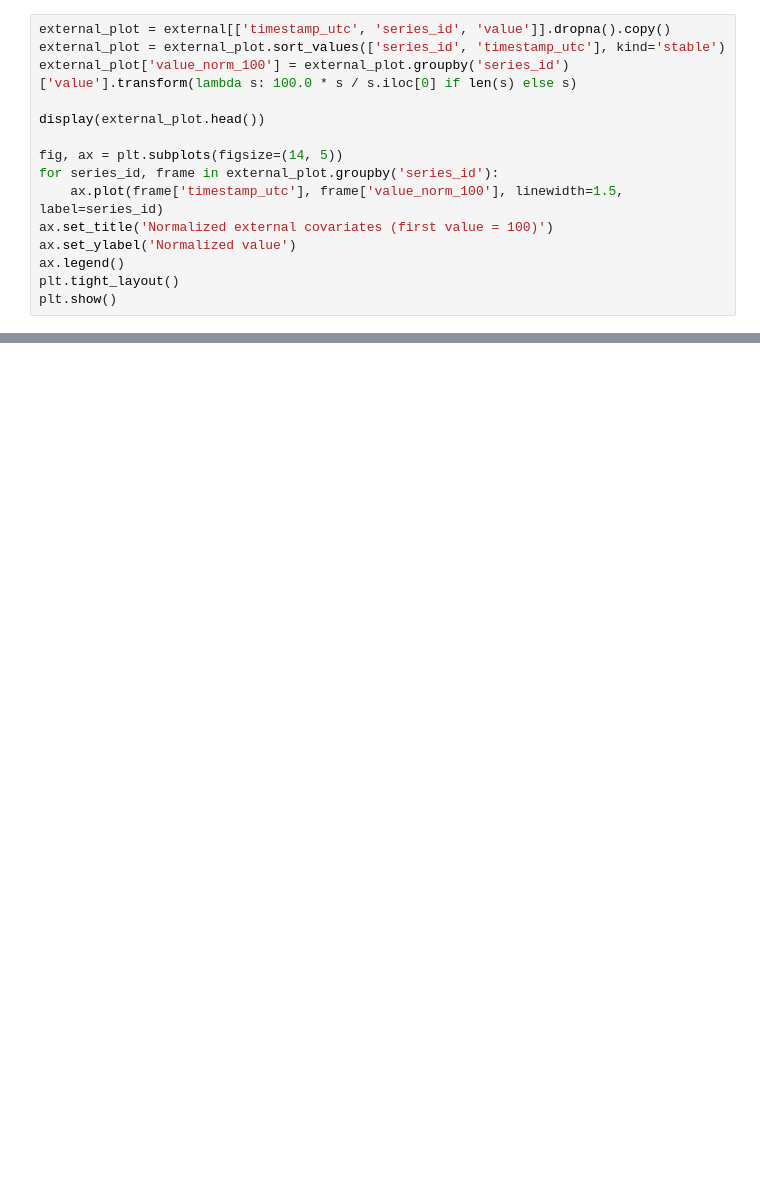
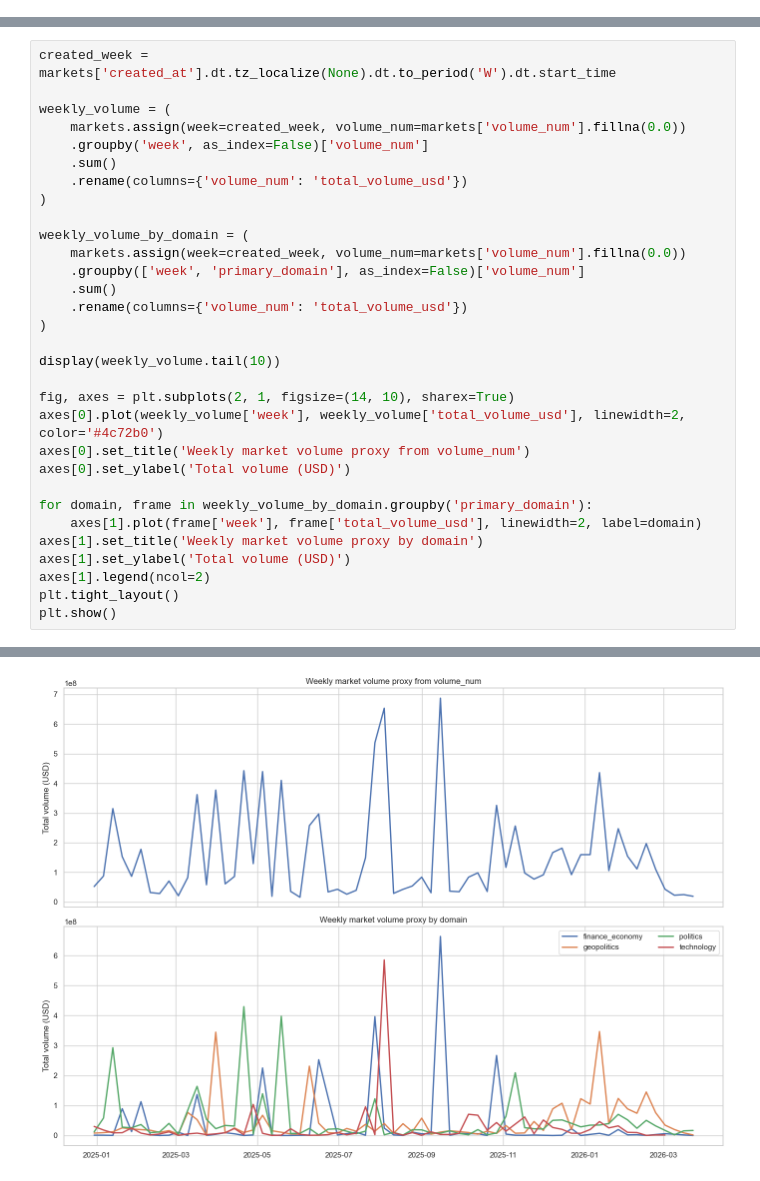
Before and after one commit to sneddy/polymarket_research, a Jupyter notebook: research_notebooks/0_data_layers.ipynb, the cells around one changed output, grey strips where cells are left out. Saved outputs shown, nothing was run; the diff lists cells and outputs as text; blank space fills up the shorter version.

Commit message:
Refactor market registry and research modules

```diff
--- a/research_notebooks/0_data_layers.ipynb
+++ b/research_notebooks/0_data_layers.ipynb
@@ -533,15 +0,0 @@ display(external_summary_by_series)
-# %%
-external_plot = external[['timestamp_utc', 'series_id', 'value']].dropna().copy()
-external_plot = external_plot.sort_values(['series_id', 'timestamp_utc'], kind='stable')
-external_plot['value_norm_100'] = external_plot.groupby('series_id')['value'].transform(lambda s: 100.0 * s / s.iloc[0] if len(s) else s)
-
-display(external_plot.head())
-
-fig, ax = plt.subplots(figsize=(14, 5))
-for series_id, frame in external_plot.groupby('series_id'):
-    ax.plot(frame['timestamp_utc'], frame['value_norm_100'], linewidth=1.5, label=series_id)
-ax.set_title('Normalized external covariates (first value = 100)')
-ax.set_ylabel('Normalized value')
-ax.legend()
-plt.tight_layout()
-plt.show()
@@ -934,0 +117,32 @@ plt.show()
+# %%
+created_week = markets['created_at'].dt.tz_localize(None).dt.to_period('W').dt.start_time
+
+weekly_volume = (
+    markets.assign(week=created_week, volume_num=markets['volume_num'].fillna(0.0))
+    .groupby('week', as_index=False)['volume_num']
+    .sum()
+    .rename(columns={'volume_num': 'total_volume_usd'})
+)
+
+weekly_volume_by_domain = (
+    markets.assign(week=created_week, volume_num=markets['volume_num'].fillna(0.0))
+    .groupby(['week', 'primary_domain'], as_index=False)['volume_num']
+    .sum()
+    .rename(columns={'volume_num': 'total_volume_usd'})
+)
+
+display(weekly_volume.tail(10))
+
+fig, axes = plt.subplots(2, 1, figsize=(14, 10), sharex=True)
+axes[0].plot(weekly_volume['week'], weekly_volume['total_volume_usd'], linewidth=2, color='#4c72b0')
+axes[0].set_title('Weekly market volume proxy from volume_num')
+axes[0].set_ylabel('Total volume (USD)')
+
+for domain, frame in weekly_volume_by_domain.groupby('primary_domain'):
+    axes[1].plot(frame['week'], frame['total_volume_usd'], linewidth=2, label=domain)
+axes[1].set_title('Weekly market volume proxy by domain')
+axes[1].set_ylabel('Total volume (USD)')
+axes[1].legend(ncol=2)
+plt.tight_layout()
+plt.show()
+# %% [output]
@@ -934,0 +160 @@ plt.show()
+[figure, added]
```
Also changed, not shown: parts of 69 cells of this notebook, 45 other files.
